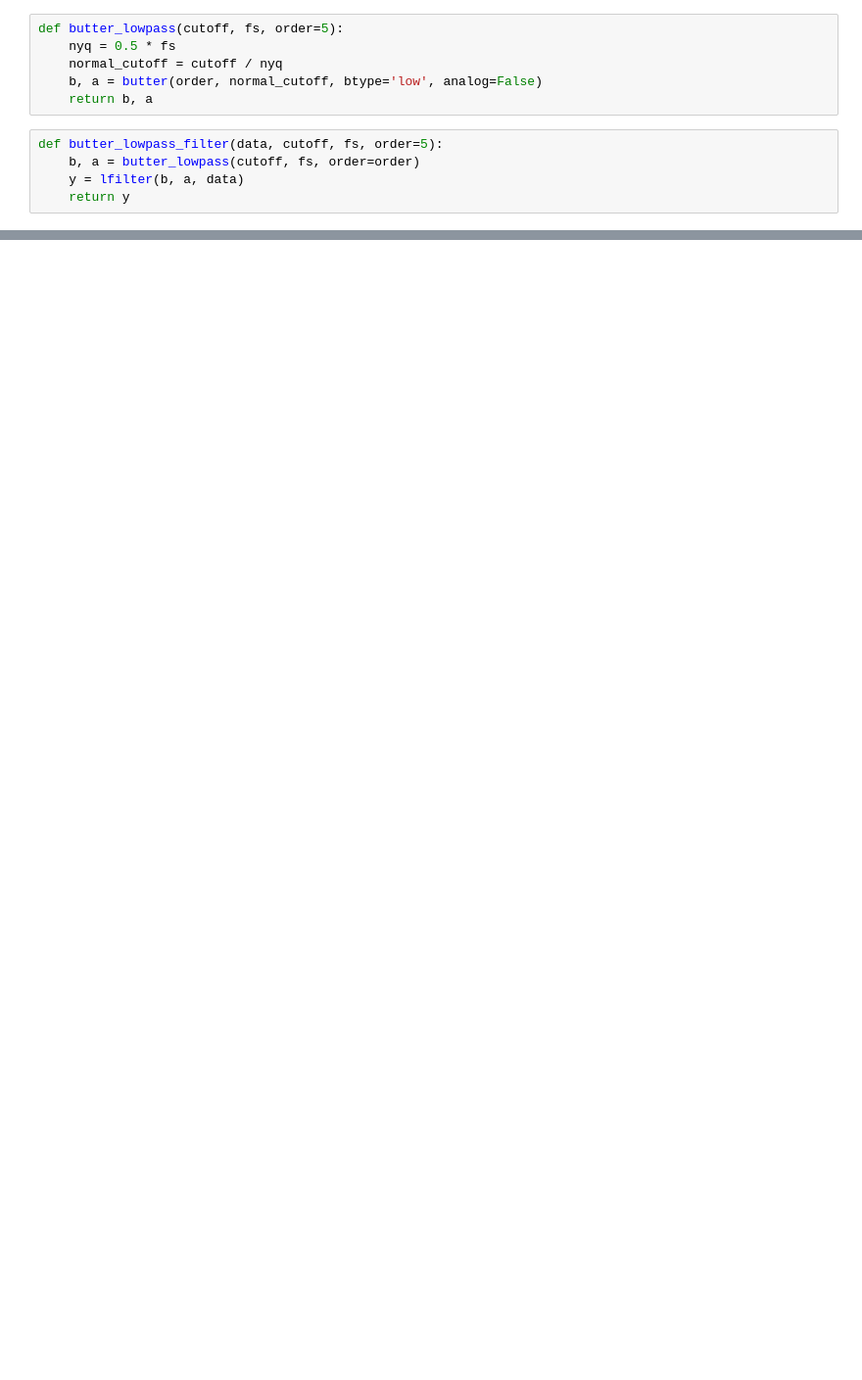
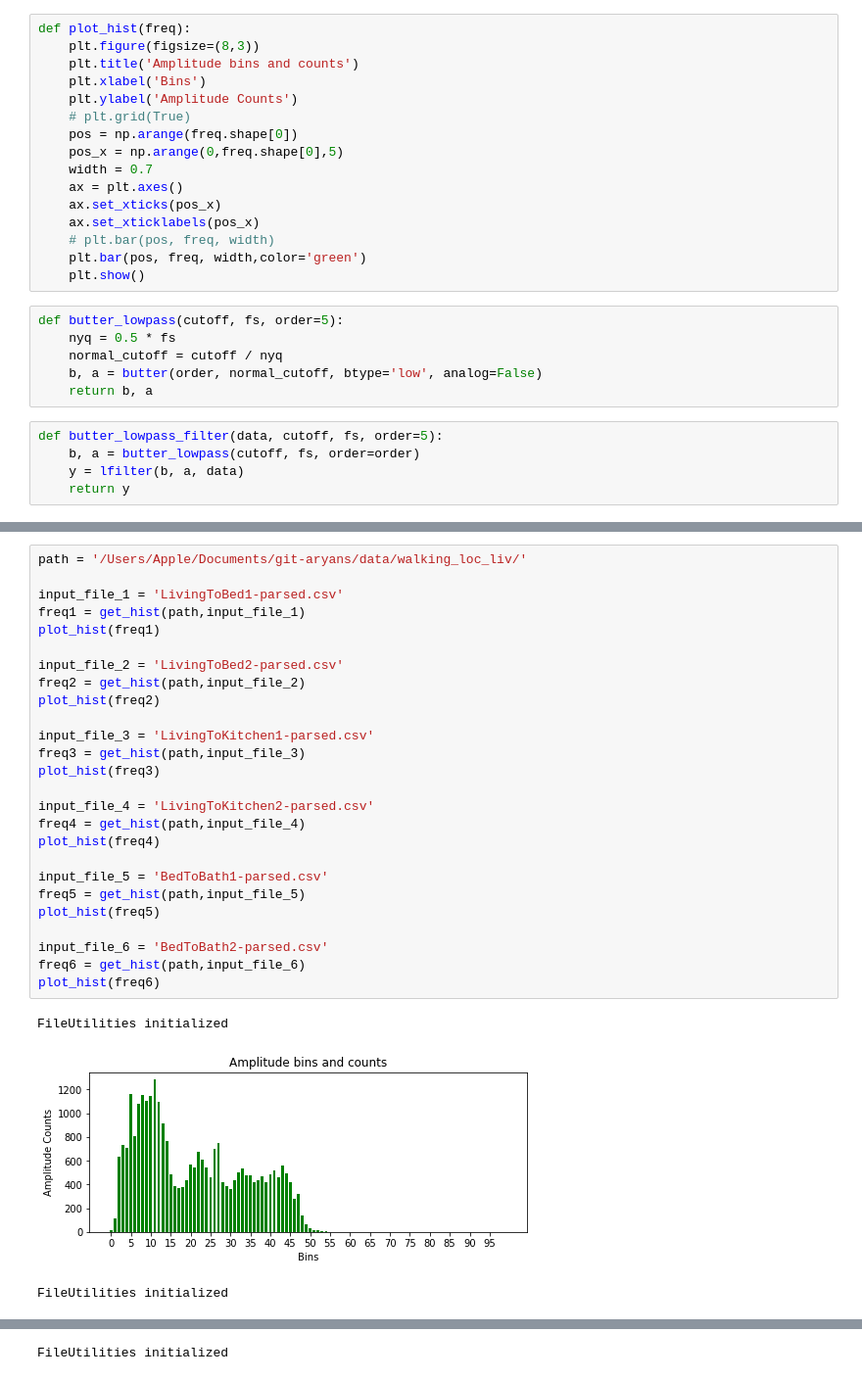
Before and after one commit to aryans23/Wi-Chase, a Jupyter notebook: filters.ipynb, the cells around one changed output, grey strips where cells are left out. Shown at 98% size. Saved outputs shown, nothing was run; the diff lists cells and outputs as text; blank space fills up the shorter version.

```diff
--- a/filters.ipynb
+++ b/filters.ipynb
@@ -49,3 +208,19 @@ class FileUtilities(object):
+# %%
+def plot_hist(freq):
+    plt.figure(figsize=(8,3))
+    plt.title('Amplitude bins and counts')
+    plt.xlabel('Bins')
+    plt.ylabel('Amplitude Counts')
+    # plt.grid(True)
+    pos = np.arange(freq.shape[0])
+    pos_x = np.arange(0,freq.shape[0],5)
+    width = 0.7
+    ax = plt.axes()
+    ax.set_xticks(pos_x)
+    ax.set_xticklabels(pos_x)
+    # plt.bar(pos, freq, width)
+    plt.bar(pos, freq, width,color='green')
+    plt.show()
 # %%
 def butter_lowpass(cutoff, fs, order=5):
     nyq = 0.5 * fs
@@ -115,0 +297,30 @@ plt.plot(y)
+# %%
+path = '/Users/Apple/Documents/git-aryans/data/walking_loc_liv/'
+
+input_file_1 = 'LivingToBed1-parsed.csv'
+freq1 = get_hist(path,input_file_1)
+plot_hist(freq1)
+
+input_file_2 = 'LivingToBed2-parsed.csv'
+freq2 = get_hist(path,input_file_2)
+plot_hist(freq2)
+
+input_file_3 = 'LivingToKitchen1-parsed.csv'
+freq3 = get_hist(path,input_file_3)
+plot_hist(freq3)
+
+input_file_4 = 'LivingToKitchen2-parsed.csv'
+freq4 = get_hist(path,input_file_4)
+plot_hist(freq4)
+
+input_file_5 = 'BedToBath1-parsed.csv'
+freq5 = get_hist(path,input_file_5)
+plot_hist(freq5)
+
+input_file_6 = 'BedToBath2-parsed.csv'
+freq6 = get_hist(path,input_file_6)
+plot_hist(freq6)
+# %% [output]
+FileUtilities initialized
+[figure, added]
+FileUtilities initialized
@@ -115,0 +328 @@ plt.plot(y)
+FileUtilities initialized
```
Also changed, not shown: parts of 17 cells of this notebook, 3 other files.
